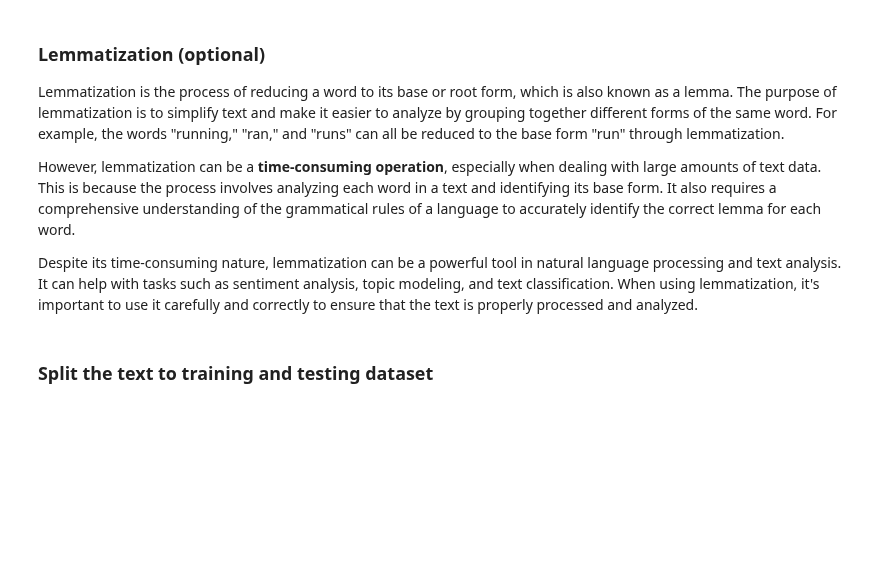
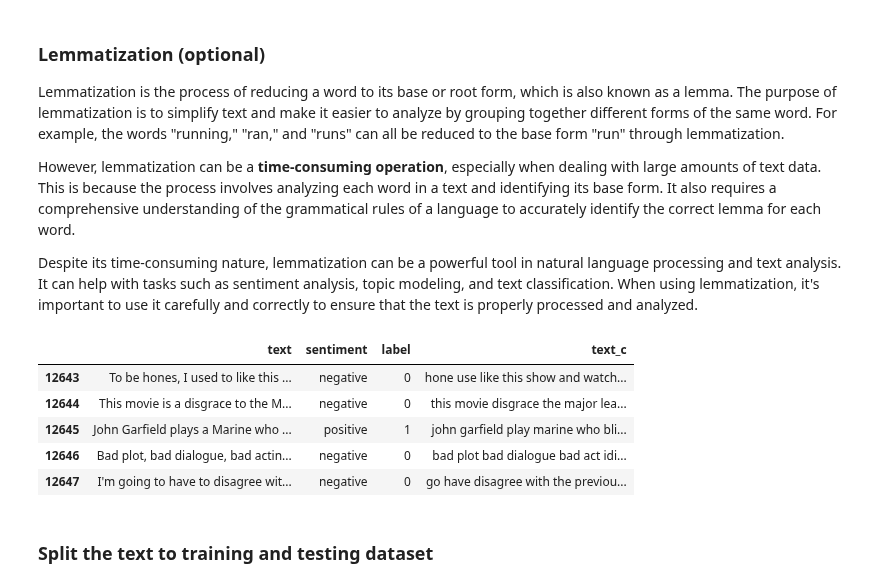
Before and after one commit to trajanov/BigDataAnalytics, a Jupyter notebook: Notebooks/Spark-Example-23-Mllib-Sentiment Model.ipynb, the cells around one changed output. Saved outputs shown, nothing was run; the diff lists cells and outputs as text; code cells hidden in the pictures; blank space fills up the shorter version.

```diff
--- a/Notebooks/Spark-Example-23-Mllib-Sentiment Model.ipynb
+++ b/Notebooks/Spark-Example-23-Mllib-Sentiment Model.ipynb
@@ -84,28 +86,35 @@ However, lemmatization can be a **time-consuming operation**, especially when de
 
 Despite its time-consuming nature, lemmatization can be a powerful tool in natural language processing and text analysis. It can help with tasks such as sentiment analysis, topic modeling, and text classification. When using lemmatization, it's important to use it carefully and correctly to ensure that the text is properly processed and analyzed.
 # %%
-# import spacy
-# from pyspark.sql.functions import udf
-# from pyspark.sql.types import StringType
+import spacy
+from pyspark.sql.functions import udf
+from pyspark.sql.types import StringType
 
-# # Load the spaCy model
-# nlp = spacy.load("en_core_web_sm", disable=["parser", "ner"])
+# Load the spaCy model
+nlp = spacy.load("en_core_web_sm", disable=["parser", "ner"])
 
-# # Define a function to apply the lemmatizer to a text
-# def lemmatize_text(text):
-#     doc = nlp(text)
-#     lemmas = [token.lemma_ for token in doc]
-#     return " ".join(lemmas)
+# Define a function to apply the lemmatizer to a text
+def lemmatize_text(text):
+    doc = nlp(text)
+    lemmas = [token.lemma_ for token in doc]
+    return " ".join(lemmas)
 
-# # Define a UDF to apply the lemmatizer to a column
-# lemmatize_udf = udf(lemmatize_text, StringType())
+# Define a UDF to apply the lemmatizer to a column
+lemmatize_udf = udf(lemmatize_text, StringType())
 
-# # Apply the UDF to a DataFrame column
-# df0 = df0.withColumn("text_c", lemmatize_udf(df0["text_c"]))
+# Apply the UDF to a DataFrame column
+df0 = df0.withColumn("text_c", lemmatize_udf(df0["text_c"]))
 
-# # Caching must be used !!!!!!
-# df0 = df0.cache()
-# df0.toPandas().tail(5)
+# Caching must be used !!!!!!
+df0 = df0.cache()
+df0.toPandas().tail(5)
+# %% [output]
+|  | text | sentiment | label | text_c |
+| 12643 | To be hones, I used to like this ... | negative | 0 | hone use like this show and watch... |
+| 12644 | This movie is a disgrace to the M... | negative | 0 | this movie disgrace the major lea... |
+| 12645 | John Garfield plays a Marine who ... | positive | 1 | john garfield play marine who bli... |
+| 12646 | Bad plot, bad dialogue, bad actin... | negative | 0 | bad plot bad dialogue bad act idi... |
+| 12647 | I'm going to have to disagree wit... | negative | 0 | go have disagree with the previou... |
 # %% [markdown]
 ### Split the text to training and testing dataset
 # %%
```
Also changed, not shown: parts of 13 cells of this notebook, 4 other files.
